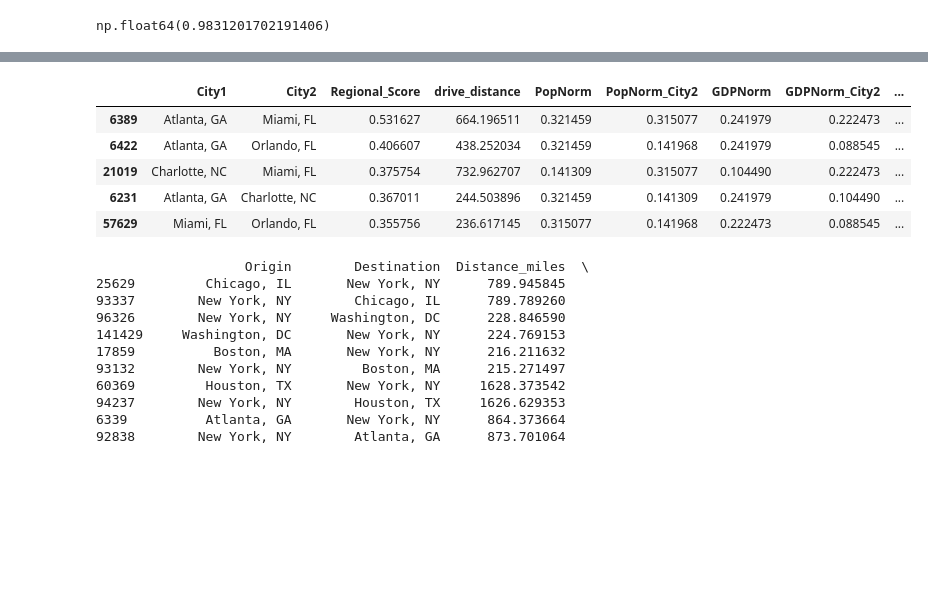
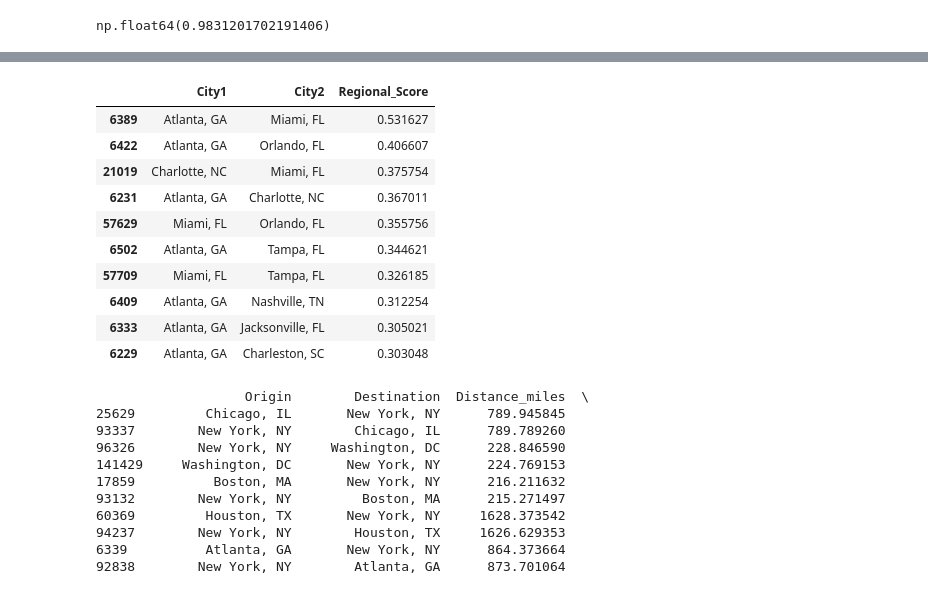
Before and after one commit to mamaOcoder/highspeedrail, a Jupyter notebook: code/City Pairs model-update.ipynb, the cells around one changed output, grey strips where cells are left out. Cells and saved outputs as stored; diff of their text form; code cells hidden in the pictures; blank space fills up the shorter version.

```diff
--- a/code/City Pairs model-update.ipynb
+++ b/code/City Pairs model-update.ipynb
@@ -101,8 +101,8 @@ demand_weight = 0.4
 
 # Relationship contributions
 dist_weight = 0.4
-efficiency_weight = 0.2
-cp_demand_weight = 0.4
+efficiency_weight = 0.1
+cp_demand_weight = 0.5
 
 # Use cluster as a boost
 cluster_weight = 0.15
@@ -134,7 +134,7 @@ def calculate_score(row):
 
 # Calculate total and normalized scores
 city_pairs['Total_Score'] = city_pairs.apply(calculate_score, axis=1)
-# city_pairs['Normalized_Score'] = (city_pairs['Total_Score'] / city_pairs['Total_Score'].max())
+#city_pairs['Normalized_Score'] = (city_pairs['Total_Score'] / city_pairs['Total_Score'].max())
 results = city_pairs.sort_values(by='Total_Score', ascending=False)
 results[['City1','City2','drive_distance','PopNorm','PopNorm_City2','GDPNorm','GDPNorm_City2','TTINorm','TTINorm_City2','demand_score_norm','demand_score_norm_City2','proximity_score','proximity_score_City2','gaus_dist_weight','efficiency_score_norm','demand_weight','cluster_id','cluster_id_City2','Total_Score']].head(50)
 # %% [output]
@@ -255,14 +289,20 @@ results3[['City1','City2','Regional_Score','drive_distance','PopNorm','PopNorm_C
 # %%
 region4['Regional_Score'] = region4.apply(calculate_regional_score, axis=1)
 results4 = region4.sort_values(by='Regional_Score', ascending=False)
 results4[['City1','City2','Regional_Score','drive_distance','PopNorm','PopNorm_City2','GDPNorm','GDPNorm_City2','TTINorm','TTINorm_City2','demand_score_norm','demand_score_norm_City2','proximity_score','proximity_score_City2','gaus_dist_weight','efficiency_score_norm','demand_weight','cluster_id','cluster_id_City2','Total_Score']].head(5)
+results4[['City1','City2','Regional_Score']].head(10)
 # %% [output]
-|  | City1 | City2 | Regional_Score | drive_distance | PopNorm | PopNorm_City2 | GDPNorm | GDPNorm_City2 | ... |
-| 6389 | Atlanta, GA | Miami, FL | 0.531627 | 664.196511 | 0.321459 | 0.315077 | 0.241979 | 0.222473 | ... |
-| 6422 | Atlanta, GA | Orlando, FL | 0.406607 | 438.252034 | 0.321459 | 0.141968 | 0.241979 | 0.088545 | ... |
-| 21019 | Charlotte, NC | Miami, FL | 0.375754 | 732.962707 | 0.141309 | 0.315077 | 0.104490 | 0.222473 | ... |
-| 6231 | Atlanta, GA | Charlotte, NC | 0.367011 | 244.503896 | 0.321459 | 0.141309 | 0.241979 | 0.104490 | ... |
-| 57629 | Miami, FL | Orlando, FL | 0.355756 | 236.617145 | 0.315077 | 0.141968 | 0.222473 | 0.088545 | ... |
+|  | City1 | City2 | Regional_Score |
+| 6389 | Atlanta, GA | Miami, FL | 0.531627 |
+| 6422 | Atlanta, GA | Orlando, FL | 0.406607 |
+| 21019 | Charlotte, NC | Miami, FL | 0.375754 |
+| 6231 | Atlanta, GA | Charlotte, NC | 0.367011 |
+| 57629 | Miami, FL | Orlando, FL | 0.355756 |
+| 6502 | Atlanta, GA | Tampa, FL | 0.344621 |
+| 57709 | Miami, FL | Tampa, FL | 0.326185 |
+| 6409 | Atlanta, GA | Nashville, TN | 0.312254 |
+| 6333 | Atlanta, GA | Jacksonville, FL | 0.305021 |
+| 6229 | Atlanta, GA | Charleston, SC | 0.303048 |
 # %%
 # # Define scoring functions
 # def score_population(pop):
```
Also changed, not shown: parts of 6 cells of this notebook, 1 other file.
